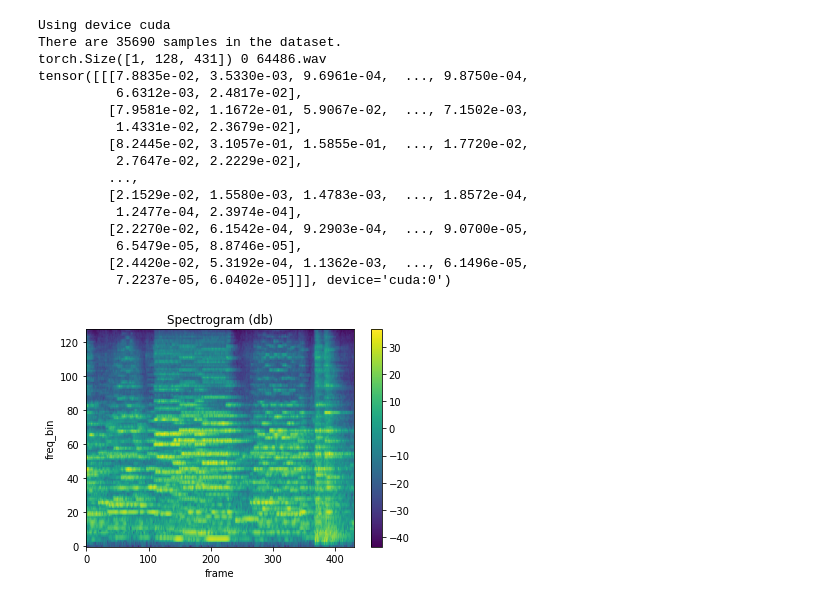
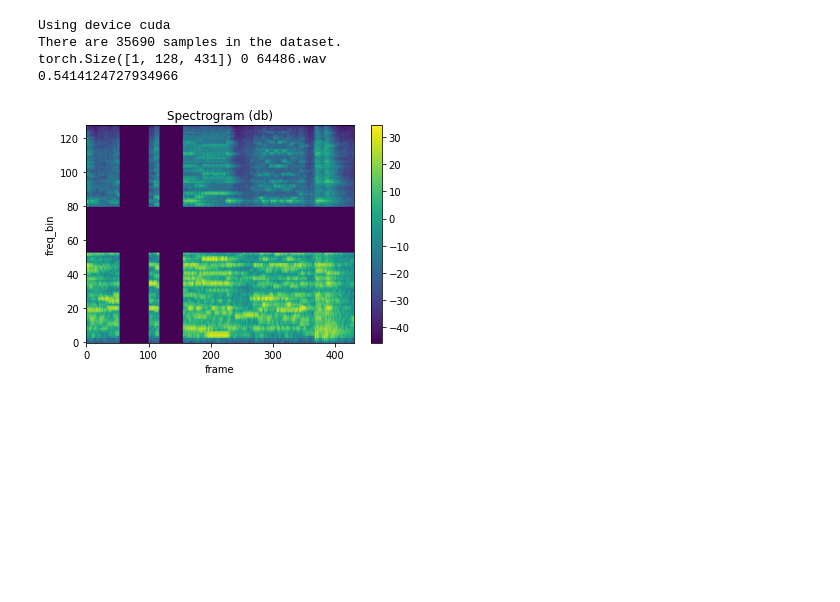
Before and after one commit to edward-h-81/bird_sound_detection, a Jupyter notebook: cnn_pytorch/display_custom_dataset_dcase.ipynb, the cells around one changed output. Drawn from its saved outputs; the diff is of its cells as text; code cells hidden in the pictures; blank space fills up the shorter version.

Commit message:
time and frequency masking added, randomise

```diff
--- a/cnn_pytorch/display_custom_dataset_dcase.ipynb
+++ b/cnn_pytorch/display_custom_dataset_dcase.ipynb
@@ -14,6 +23,8 @@ import matplotlib
 import matplotlib.pyplot as plt
 import librosa
 import numpy as np
+from random import seed
+from random import random
 
 class DCASE_Dataset(Dataset):
 
@@ -107,46 +118,44 @@ if __name__ == "__main__":
                              AUDIO_DIR,
                              mel_spectrogram,
                              SAMPLE_RATE,
                              NUM_SAMPLES,
                              device)
 
   print(f"There are {len(dcase_data)} samples in the dataset.")
 
   signal, label, filename = dcase_data[0]
 
   print(signal.shape, label, filename)
 
-  print(signal)
-
   def plot_spectrogram(spec, title=None, ylabel='freq_bin', aspect='auto', xmax=None):
     fig, axs = plt.subplots(1, 1)
     axs.set_title(title or 'Spectrogram (db)')
     axs.set_ylabel(ylabel)
     axs.set_xlabel('frame')
     spec = spec.cpu()
     spec = spec[0,:,:]
     im = axs.imshow(librosa.power_to_db(spec), origin='lower', aspect=aspect)
     if xmax:
       axs.set_xlim((0, xmax))
     fig.colorbar(im, ax=axs)
     plt.show(block=False)
 
+  # seed(1)
+  value = random()
+  print(value)
+
+  if value > 0.5:
+    t1masking = torchaudio.transforms.TimeMasking(time_mask_param=80)
+    t2masking = torchaudio.transforms.TimeMasking(time_mask_param=80)
+    fmasking = torchaudio.transforms.FrequencyMasking(freq_mask_param=40)
+    signal = t1masking(signal)
+    signal = t2masking(signal)
+    signal = fmasking(signal)
+
   plot_spectrogram(signal)
 # %% [output]
 Using device cuda
 There are 35690 samples in the dataset.
 torch.Size([1, 128, 431]) 0 64486.wav
-tensor([[[7.8835e-02, 3.5330e-03, 9.6961e-04,  ..., 9.8750e-04,
-          6.6312e-03, 2.4817e-02],
-         [7.9581e-02, 1.1672e-01, 5.9067e-02,  ..., 7.1502e-03,
-          1.4331e-02, 2.3679e-02],
-         [8.2445e-02, 3.1057e-01, 1.5855e-01,  ..., 1.7720e-02,
-          2.7647e-02, 2.2229e-02],
-         ...,
-         [2.1529e-02, 1.5580e-03, 1.4783e-03,  ..., 1.8572e-04,
-          1.2477e-04, 2.3974e-04],
-         [2.2270e-02, 6.1542e-04, 9.2903e-04,  ..., 9.0700e-05,
-          6.5479e-05, 8.8746e-05],
-         [2.4420e-02, 5.3192e-04, 1.1362e-03,  ..., 6.1496e-05,
-          7.2237e-05, 6.0402e-05]]], device='cuda:0')
+0.5414124727934966
-[figure, old version]
+[figure, new version]
```
Also changed, not shown: parts of 2 cells of this notebook.
